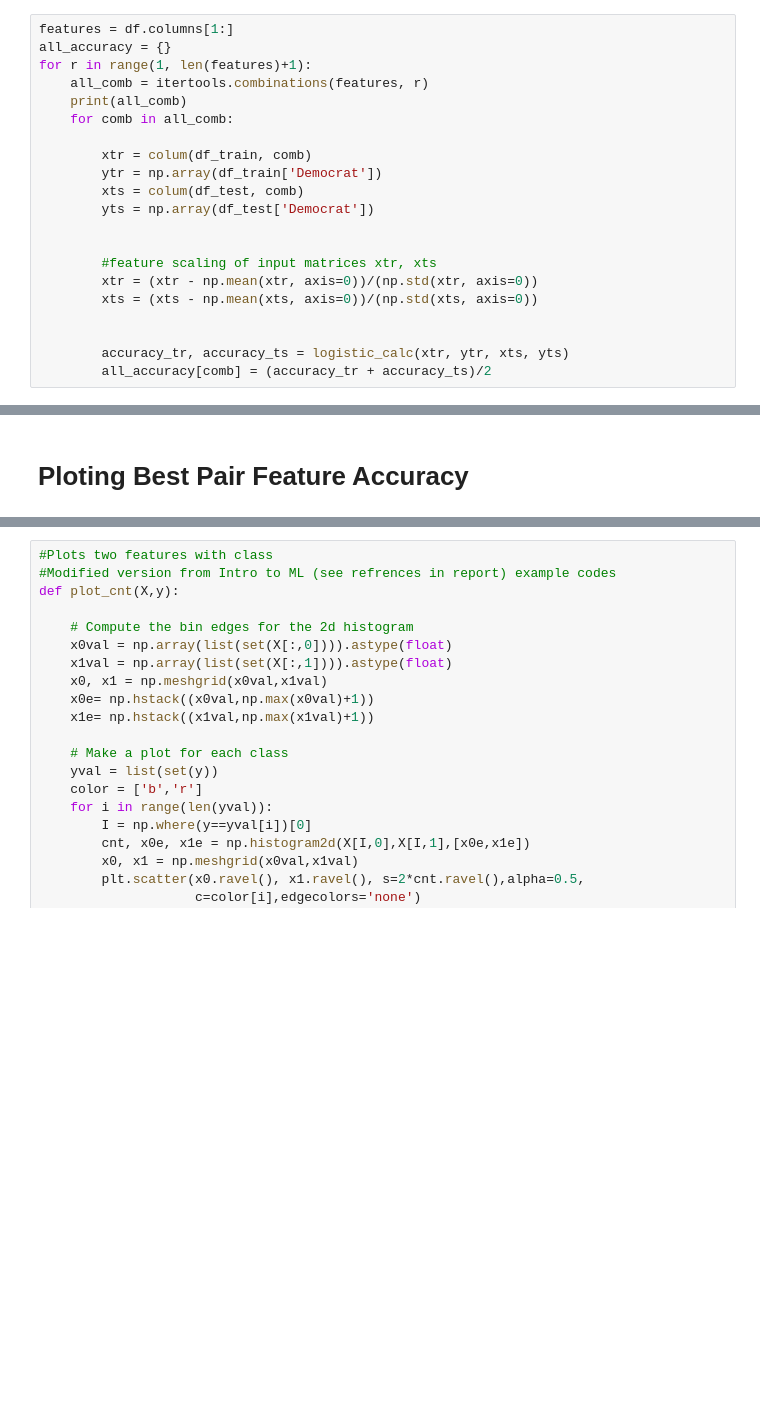
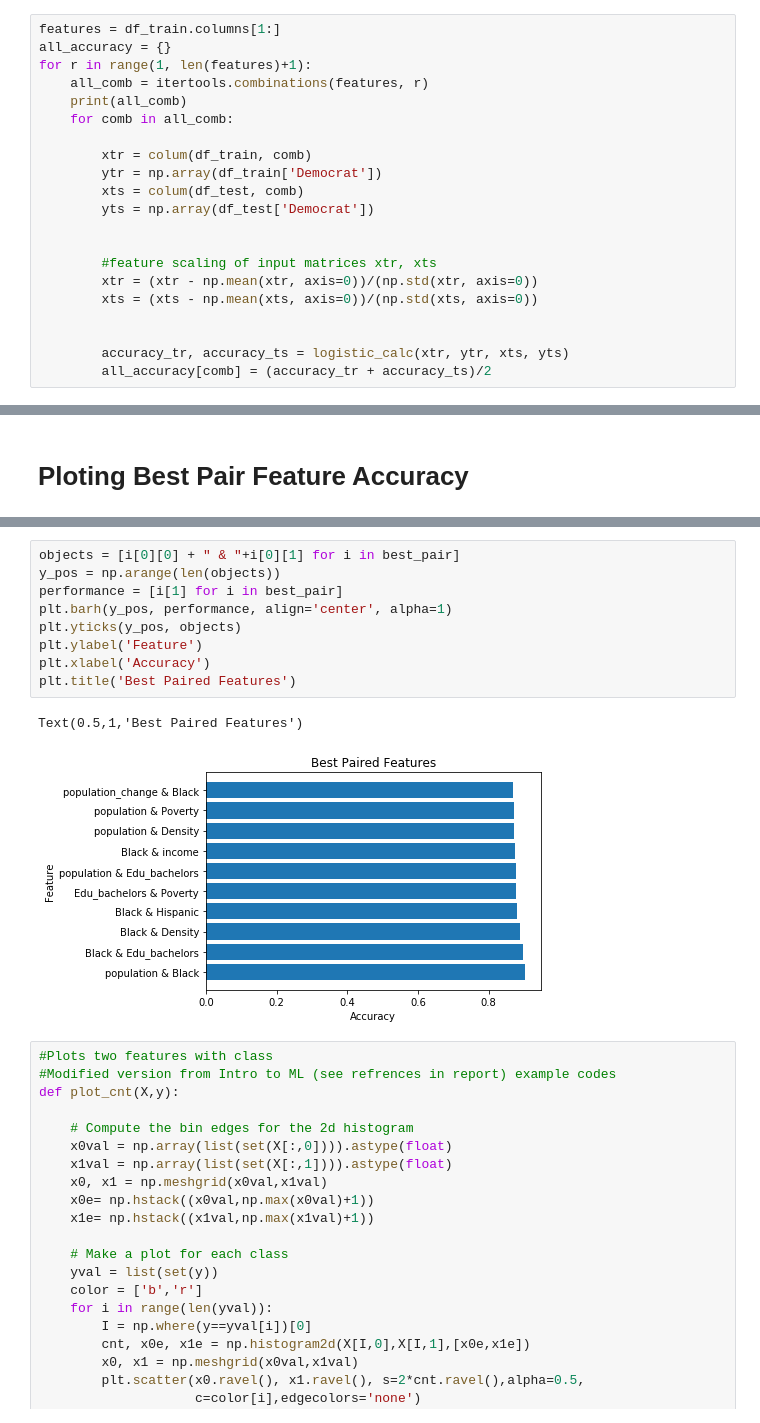
Before and after one commit to shivamswarnkar/US-Election2016-Analysis, a Jupyter notebook: Logistic Regression.ipynb, the cells around one changed output, grey strips where cells are left out. Drawn from its saved outputs; the diff is of its cells as text; blank space fills up the shorter version.

```diff
--- a/Logistic Regression.ipynb
+++ b/Logistic Regression.ipynb
@@ -74,7 +74,7 @@ In this section, I trained and predicted Logistic Regression using all possible
 def colum(df, feature):
     return np.column_stack([ np.array(df[f]) for f in feature])
 # %%
-features = df.columns[1:]
+features = df_train.columns[1:]
 all_accuracy = {}
 for r in range(1, len(features)+1):
     all_comb = itertools.combinations(features, r)
@@ -232,3 +227,15 @@ Accuracy= 0.869873086454
+# %%
+objects = [i[0][0] + " & "+i[0][1] for i in best_pair]
+y_pos = np.arange(len(objects))
+performance = [i[1] for i in best_pair]
+plt.barh(y_pos, performance, align='center', alpha=1)
+plt.yticks(y_pos, objects)
+plt.ylabel('Feature')
+plt.xlabel('Accuracy')
+plt.title('Best Paired Features')
+# %% [output]
+Text(0.5,1,'Best Paired Features')
+[figure, added]
 # %%
 #Plots two features with class
 #Modified version from Intro to ML (see refrences in report) example codes
```
Also changed, not shown: parts of 4 cells of this notebook.
